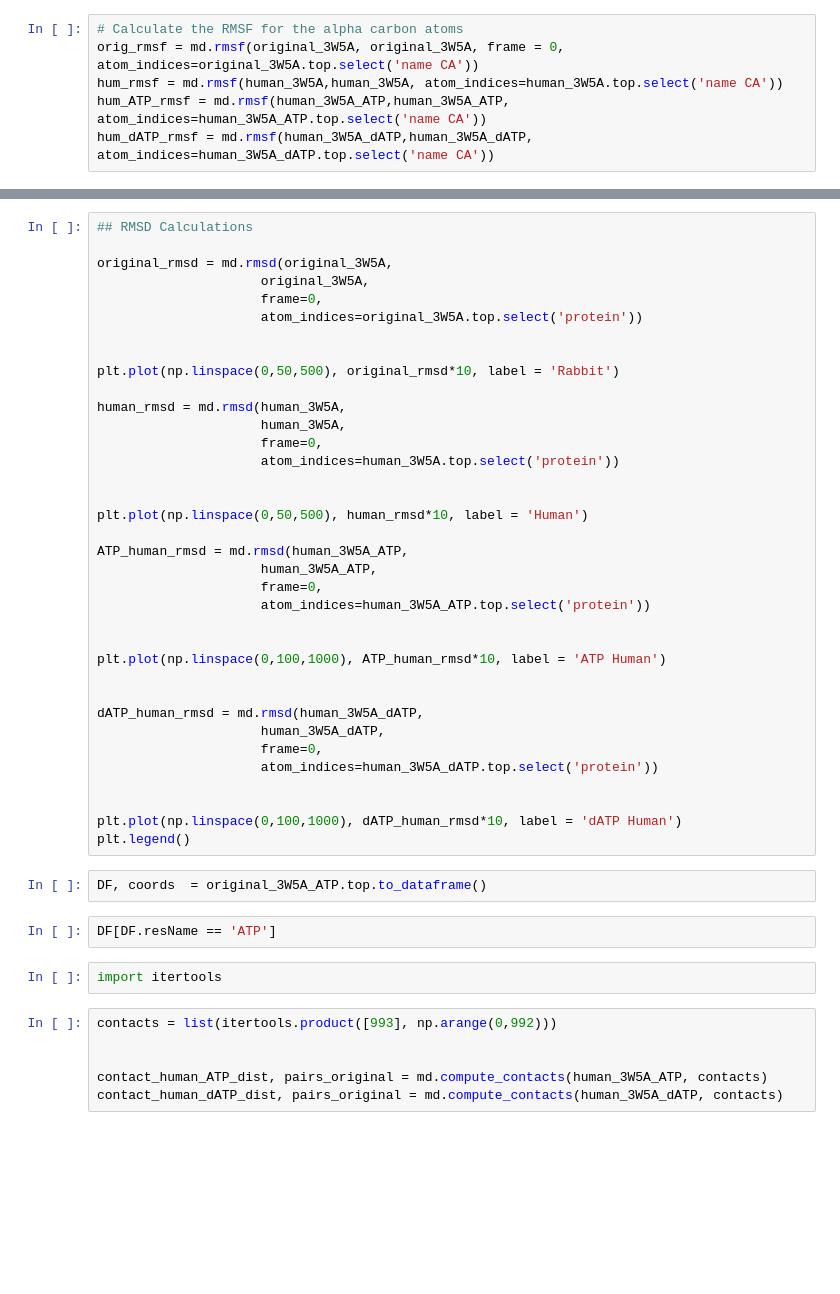
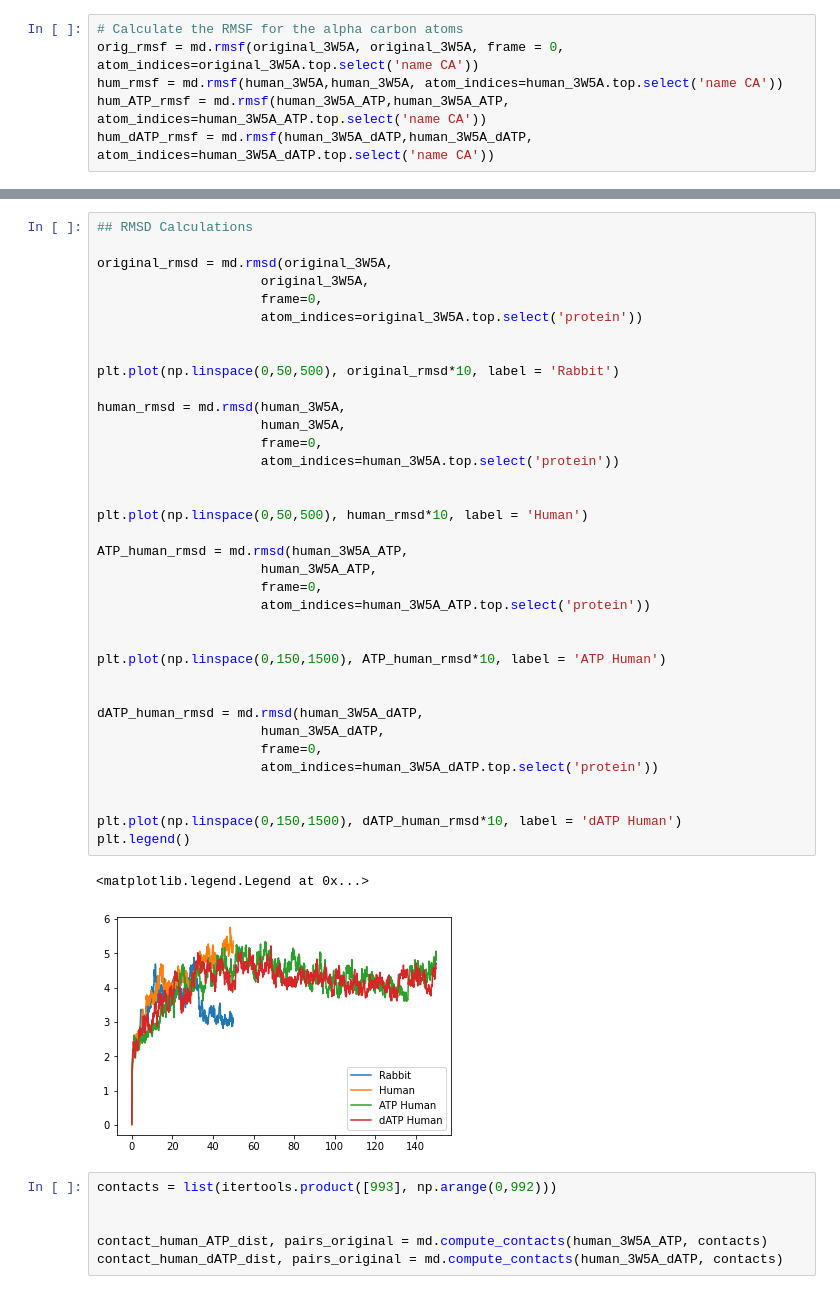
Before and after one commit to cmrg-lab/serca-atp-datp, a Jupyter notebook: simulation_structures/quick_analysis/Trajectory_domain_analysis.ipynb, the cells around one changed output, grey strips where cells are left out. Cells and saved outputs as stored; diff of their text form; blank space fills up the shorter version.

```diff
--- a/simulation_structures/quick_analysis/Trajectory_domain_analysis.ipynb
+++ b/simulation_structures/quick_analysis/Trajectory_domain_analysis.ipynb
@@ -167,41 +174,38 @@ original_rmsd = md.rmsd(original_3W5A,
                      original_3W5A,
                      frame=0,
                      atom_indices=original_3W5A.top.select('protein'))
 
 
 plt.plot(np.linspace(0,50,500), original_rmsd*10, label = 'Rabbit')
 
 human_rmsd = md.rmsd(human_3W5A,
                      human_3W5A,
                      frame=0,
                      atom_indices=human_3W5A.top.select('protein'))
 
 
 plt.plot(np.linspace(0,50,500), human_rmsd*10, label = 'Human')
 
 ATP_human_rmsd = md.rmsd(human_3W5A_ATP,
                      human_3W5A_ATP,
                      frame=0,
                      atom_indices=human_3W5A_ATP.top.select('protein'))
 
 
-plt.plot(np.linspace(0,100,1000), ATP_human_rmsd*10, label = 'ATP Human')
+plt.plot(np.linspace(0,150,1500), ATP_human_rmsd*10, label = 'ATP Human')
 
 
 dATP_human_rmsd = md.rmsd(human_3W5A_dATP,
                      human_3W5A_dATP,
                      frame=0,
                      atom_indices=human_3W5A_dATP.top.select('protein'))
 
 
-plt.plot(np.linspace(0,100,1000), dATP_human_rmsd*10, label = 'dATP Human')
+plt.plot(np.linspace(0,150,1500), dATP_human_rmsd*10, label = 'dATP Human')
 plt.legend()
+# %% [output]
+<matplotlib.legend.Legend at 0x...>
+[figure, added]
-# %%
-DF, coords  = original_3W5A_ATP.top.to_dataframe()
-# %%
-DF[DF.resName == 'ATP']
-# %%
-import itertools
 # %%
 contacts = list(itertools.product([993], np.arange(0,992)))
 
```
Also changed, not shown: parts of 34 cells of this notebook.
